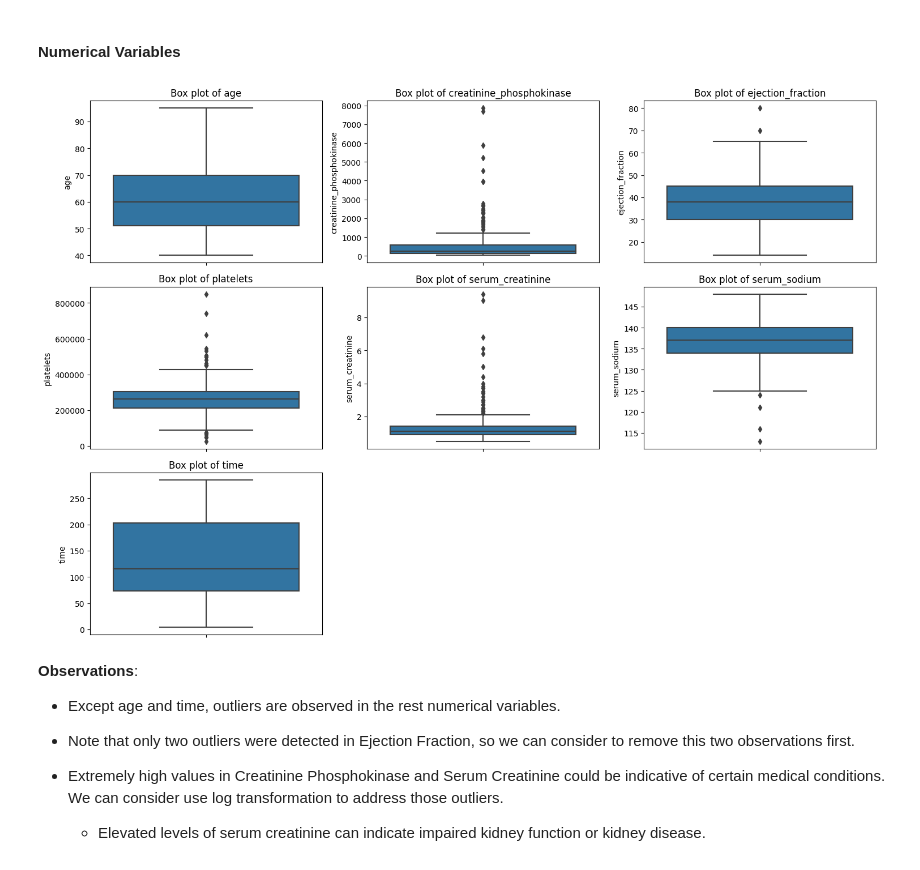
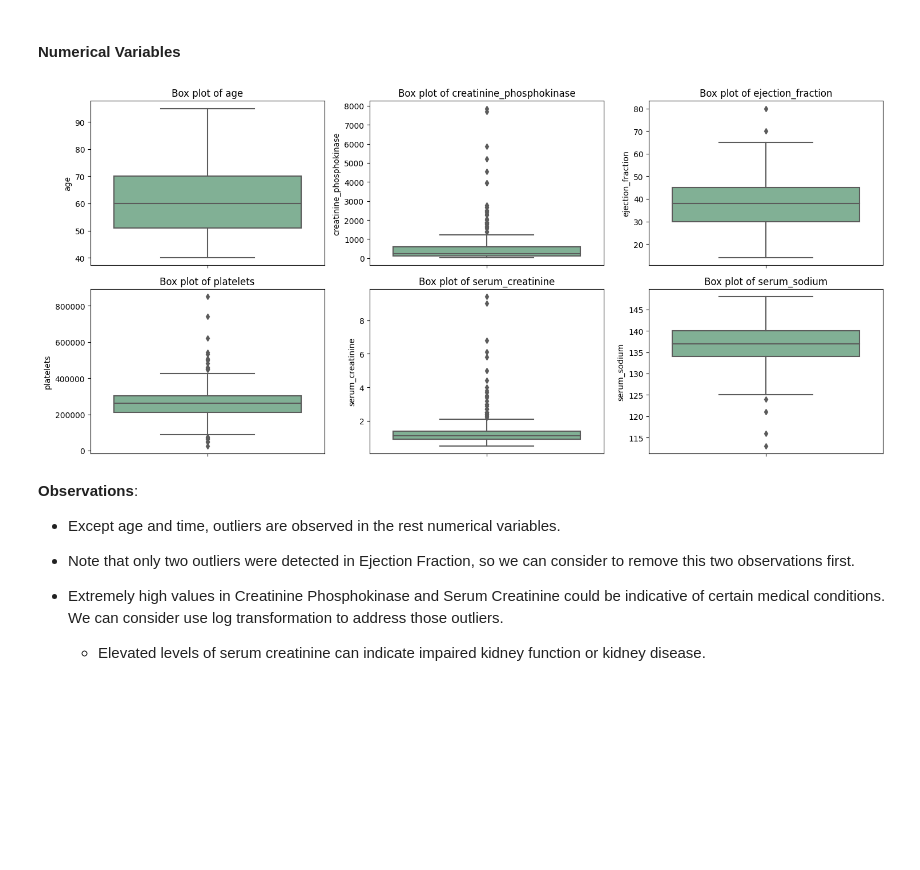
Before and after one commit to Jinyu-Luo/16-CHL5230-Datathon2, a Jupyter notebook: 16_CHL5230_F23.ipynb, the cells around one changed output. Drawn from its saved outputs; the diff is of its cells as text; code cells hidden in the pictures; blank space fills up the shorter version.

```diff
--- a/16_CHL5230_F23.ipynb
+++ b/16_CHL5230_F23.ipynb
@@ -142,21 +142,25 @@ for col in categoricals:
 #### Numerical Variables
 # %%
 numerical = description.drop('count')
-numerical= description.drop(['anaemia','diabetes', 'high_blood_pressure',
+numerical= description.drop(['time', 'anaemia','diabetes', 'high_blood_pressure',
                                'sex', 'smoking', 'DEATH_EVENT'], axis = 1)
 
 # Visualize the summary statistics
 plt.figure(figsize = (15, 10))
+
+# Use the default cube helix color palette
+color = sns.color_palette("ch:2.5,-.2,dark=.3")
+
 for i, feature in enumerate(numerical, 1):
     plt.subplot(3, 3, i)  # Adjust subplot dimensions based on the number of features
-    sns.boxplot(y=df[feature])
+    sns.boxplot(y=df[feature], color=color[2])
     plt.title(f'Box plot of {feature}')
     plt.ylabel(feature)
 
 plt.tight_layout()
 plt.show()
 # %% [output]
-[figure, old version]
+[figure, new version]
 # %% [markdown]
 **Observations**:
 
```
Also changed, not shown: parts of 3 cells of this notebook.
